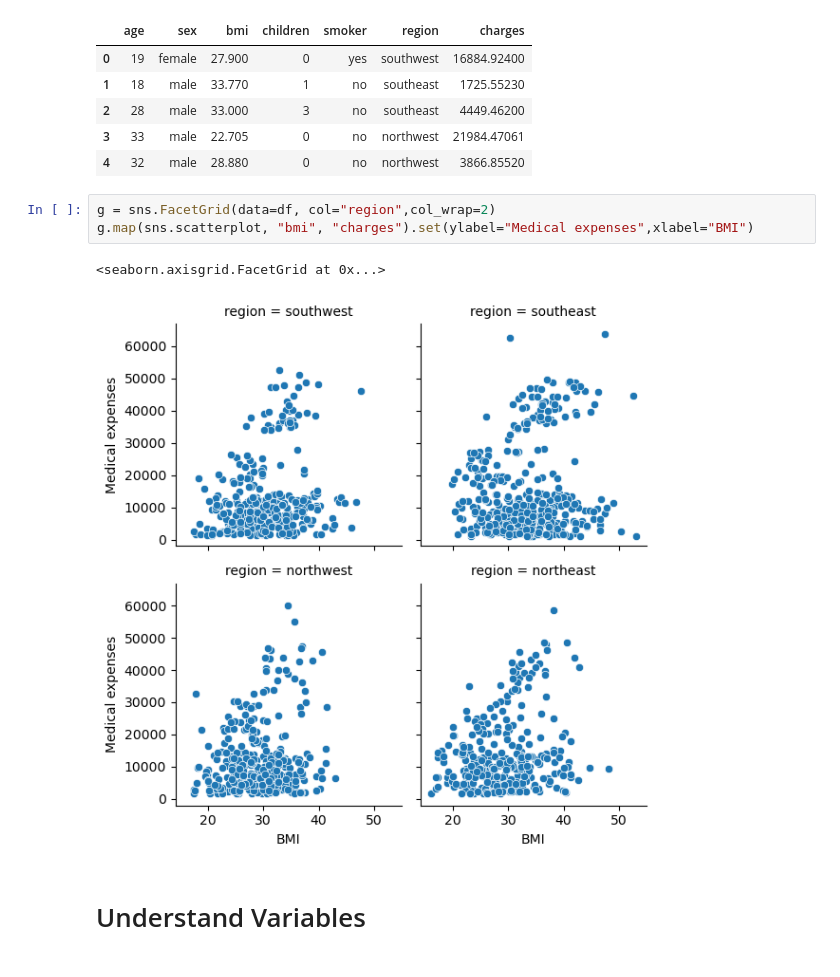
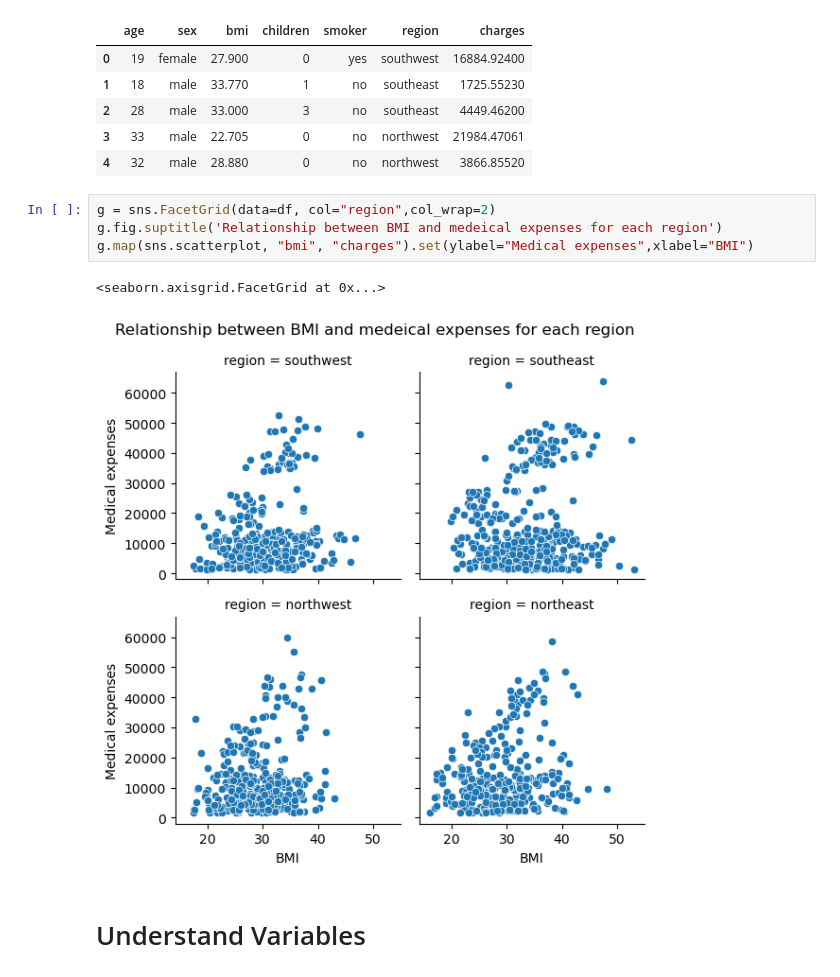
Before and after one commit to ubco-W2022T2-data301/project-group-group10, a Jupyter notebook: analysis/analysis3.ipynb, the cells around one changed output. Cells and saved outputs as stored; diff of their text form.

```diff
--- a/analysis/analysis3.ipynb
+++ b/analysis/analysis3.ipynb
@@ -45,10 +45,11 @@ df.head()
 | 4 | 32 | male | 28.880 | 0 | no | northwest | 3866.85520 |
 # %%
 g = sns.FacetGrid(data=df, col="region",col_wrap=2)
+g.fig.suptitle('Relationship between BMI and medeical expenses for each region')
 g.map(sns.scatterplot, "bmi", "charges").set(ylabel="Medical expenses",xlabel="BMI")
 # %% [output]
 <seaborn.axisgrid.FacetGrid at 0x...>
-[figure, old version]
+[figure, new version]
 # %% [markdown]
 # Understand Variables
 # %%
```
Also changed, not shown: parts of 5 cells of this notebook, 2 other files.
